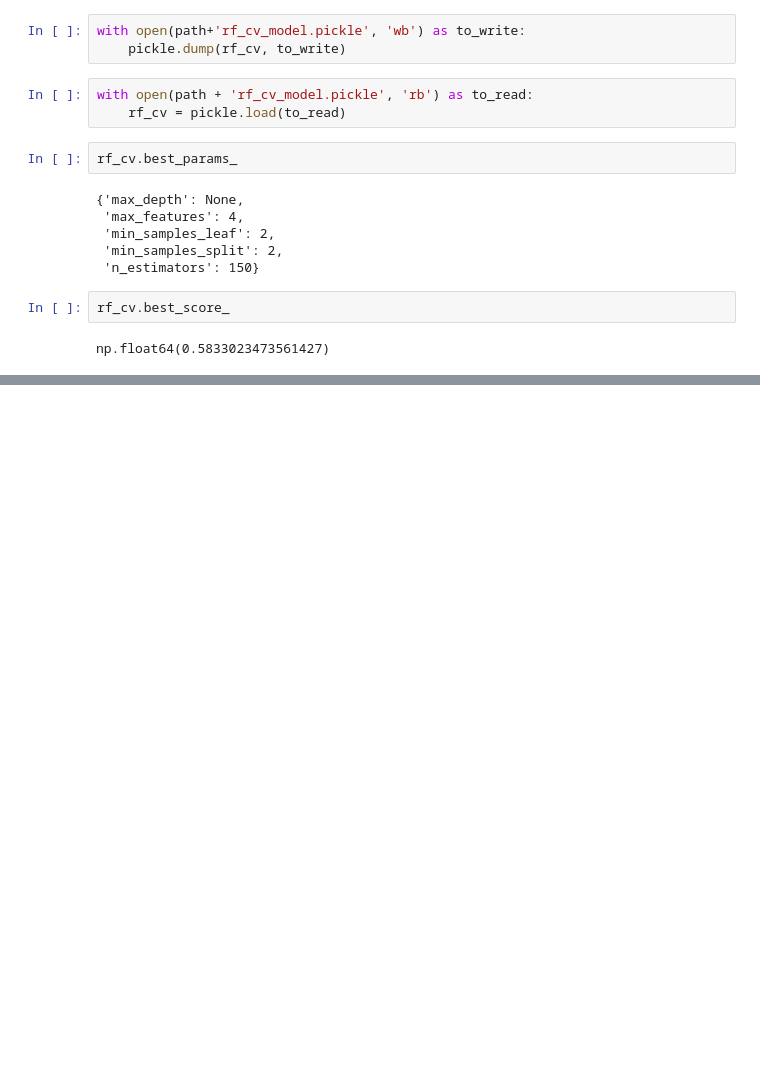
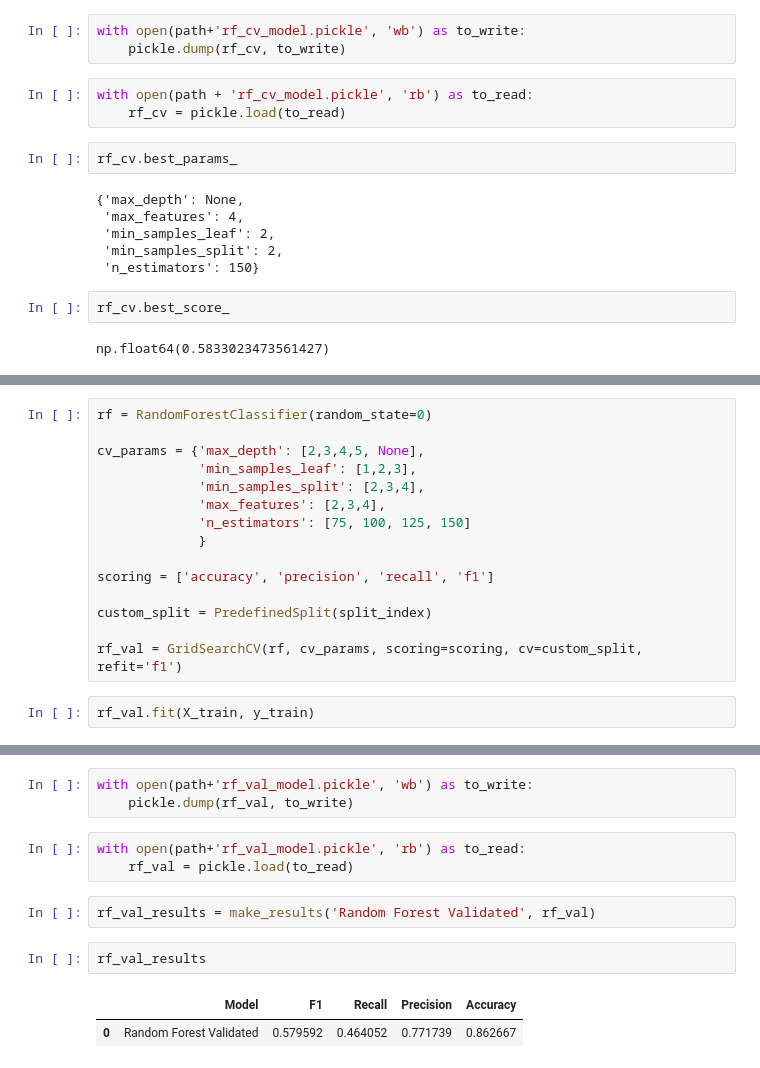
Before and after one commit to yildizramazan/fundamentals-of-machine-learning, a Jupyter notebook: module-3/random-forest-tuning-cv.ipynb, the cells around one changed output, grey strips where cells are left out. Saved outputs shown, nothing was run; the diff lists cells and outputs as text; blank space fills up the shorter version.

```diff
--- a/module-3/random-forest-tuning-cv.ipynb
+++ b/module-3/random-forest-tuning-cv.ipynb
@@ -99,0 +135,17 @@ np.float64(0.5833023473561427)
+# %%
+rf = RandomForestClassifier(random_state=0)
+
+cv_params = {'max_depth': [2,3,4,5, None],
+             'min_samples_leaf': [1,2,3],
+             'min_samples_split': [2,3,4],
+             'max_features': [2,3,4],
+             'n_estimators': [75, 100, 125, 150]
+             }
+
+scoring = ['accuracy', 'precision', 'recall', 'f1']
+
+custom_split = PredefinedSplit(split_index)
+
+rf_val = GridSearchCV(rf, cv_params, scoring=scoring, cv=custom_split, refit='f1')
+# %%
+rf_val.fit(X_train, y_train)
@@ -99,0 +161,13 @@ np.float64(0.5833023473561427)
+# %%
+with open(path+'rf_val_model.pickle', 'wb') as to_write:
+    pickle.dump(rf_val, to_write)
+# %%
+with open(path+'rf_val_model.pickle', 'rb') as to_read:
+    rf_val = pickle.load(to_read)
+# %%
+rf_val_results = make_results('Random Forest Validated', rf_val)
+# %%
+rf_val_results
+# %% [output]
+|  | Model | F1 | Recall | Precision | Accuracy |
+| 0 | Random Forest Validated | 0.579592 | 0.464052 | 0.771739 | 0.862667 |
```
Also changed, not shown: parts of 7 cells of this notebook, 1 other file.
